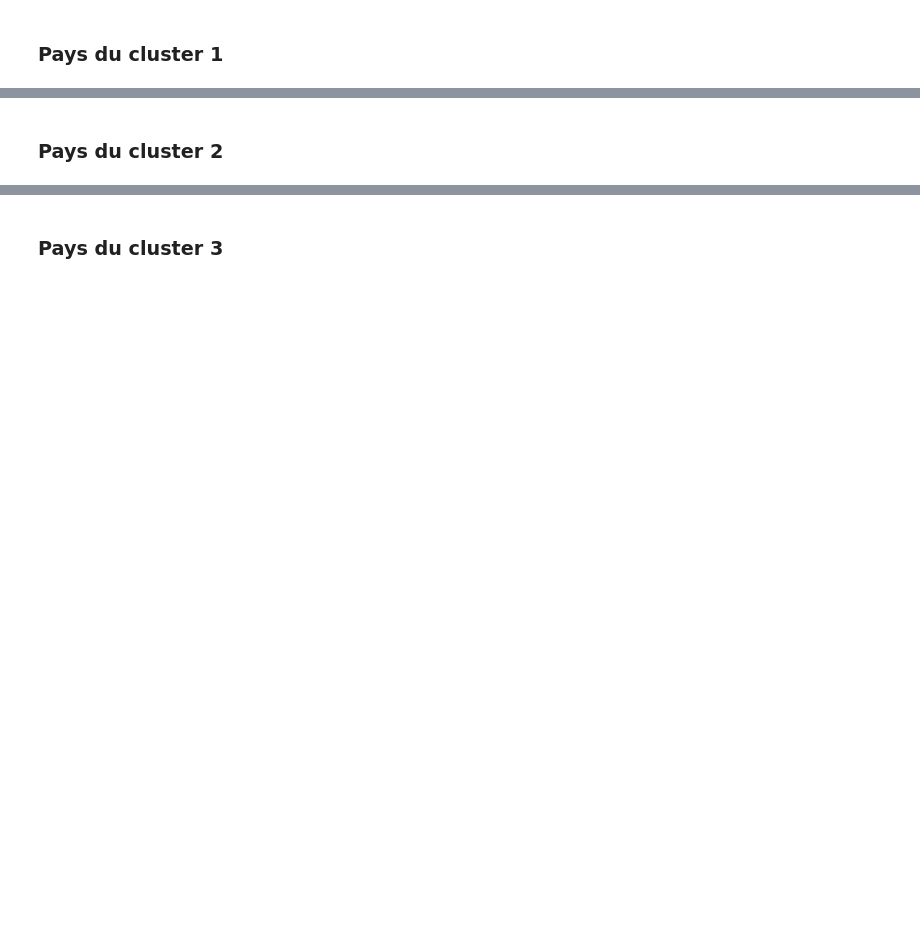
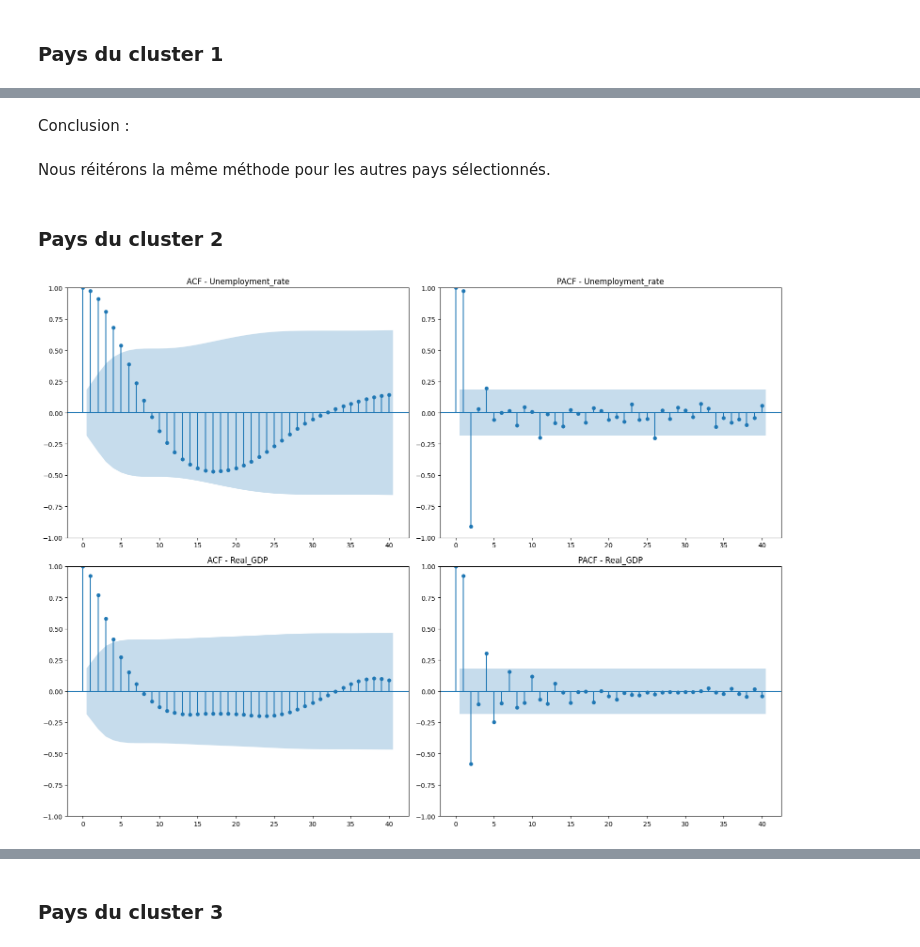
Before and after one commit to Marimar4/Projet-Python, a Jupyter notebook: monmodule/Modélisation.ipynb, the cells around one changed output, grey strips where cells are left out. Cells and saved outputs as stored; diff of their text form; code cells hidden in the pictures; blank space fills up the shorter version.

```diff
--- a/monmodule/Modélisation.ipynb
+++ b/monmodule/Modélisation.ipynb
@@ -312,7 +312,7 @@ class PreProcessing:
         return series.diff().dropna()
 
     def stationarity_test(self, series, name):
-        result = adfuller(series, autolag='AIC')
+        result = d.adfuller(series, autolag='AIC')
         #print(f'Test ADF pour la série {name}:')
         #print(f'ADF Statistic: {result[0]}')
         #print(f'p-value: {result[1]}')
@@ -327,7 +327,7 @@ class PreProcessing:
         diff_series = [series]
         while p_value > 0.05:
             diff_series.append(self.differentiation(diff_series[i]))
-            result = adfuller(diff_series[i + 1], autolag='AIC')
+            result = d.adfuller(diff_series[i + 1], autolag='AIC')
             p_value = result[1]
             i += 1
 
@@ -489,4 +482,12 @@ country_code1 = list_random_countries[0]
+# %% [markdown]
+Conclusion :
+# %% [markdown]
+Nous réitérons la même méthode pour les autres pays sélectionnés.
 # %% [markdown]
 ### Pays du cluster 2
 # %%
 country_code2 = list_random_countries[1]
+country2 = PreProcessing(country_code2, df_unemployment, df_gdp)
+country2.ACF_PACF_plot()
+# %% [output]
+[figure, added]
```
Also changed, not shown: parts of 29 cells of this notebook, 1 other file.
